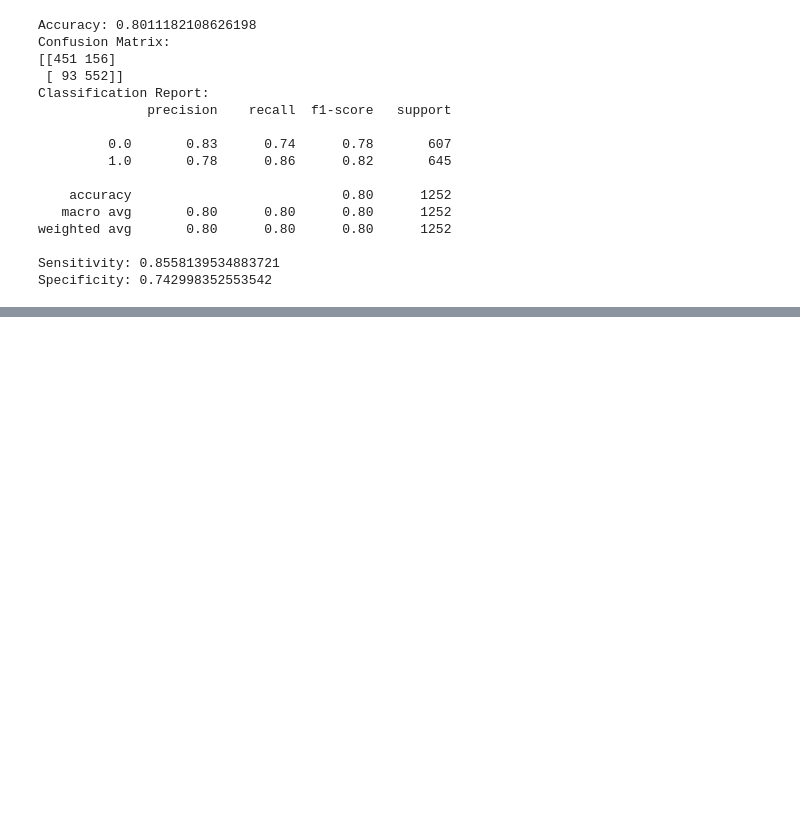
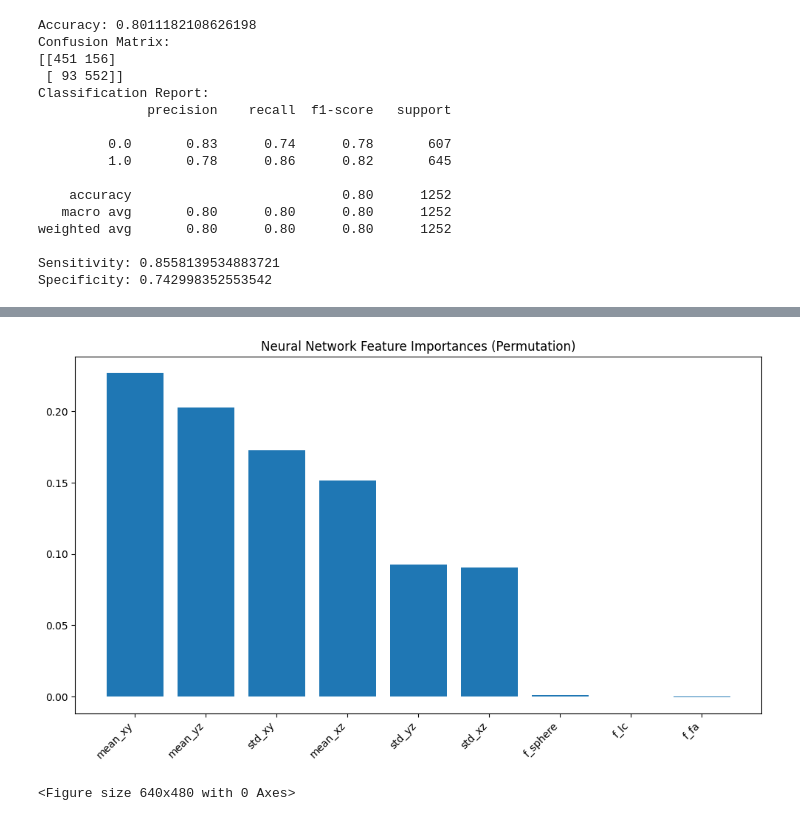
Before and after one commit to sandhya1244/Microbleed_detection, a Jupyter notebook: full_process.ipynb, the cells around one changed output, grey strips where cells are left out. Cells and saved outputs as stored; diff of their text form; code cells hidden in the pictures; blank space fills up the shorter version.

```diff
--- a/full_process.ipynb
+++ b/full_process.ipynb
@@ -1300,0 +841,38 @@ WARNING:absl:You are saving your model as an HDF5 file via `model.save()` or `ke
+# %%
+import numpy as np
+from sklearn.metrics import accuracy_score
+from copy import deepcopy
+
+def permutation_importance(model, X_test, y_test, metric=accuracy_score, n_repeats=5):
+    baseline_score = metric(y_test, (model.predict(X_test).flatten() >= 0.5).astype(int))
+    importances = np.zeros(X_test.shape[1])
+
+    for i in range(X_test.shape[1]):
+        scores = []
+        for _ in range(n_repeats):
+            X_permuted = X_test.copy()
+            np.random.shuffle(X_permuted[:, i])
+            score = metric(y_test, (model.predict(X_permuted).flatten() >= 0.5).astype(int))
+            scores.append(baseline_score - score)  # difference = importance
+        importances[i] = np.mean(scores)
+
+    return importances
+
+# Run it
+importances = permutation_importance(model, X_test, y_test)
+feature_names = [
+    'mean_xy', 'std_xy', 'mean_xz', 'std_xz', 'mean_yz', 'std_yz',
+    'f_sphere', 'f_lc', 'f_fa'
+]
+
+# Sort and plot
+indices = np.argsort(importances)[::-1]
+
+plt.figure(figsize=(10, 6))
+plt.title("Neural Network Feature Importances (Permutation)")
+plt.bar(range(len(importances)), importances[indices], align="center")
+plt.xticks(range(len(importances)), [feature_names[i] for i in indices], rotation=45, ha="right")
+plt.tight_layout()
+plt.show()
+plt.savefig('neural_network_feature_importances.png')
+# %% [output]
@@ -1300,0 +896,2 @@ WARNING:absl:You are saving your model as an HDF5 file via `model.save()` or `ke
+[figure, added]
+<Figure size 640x480 with 0 Axes>
```
Also changed, not shown: parts of 15 cells of this notebook.
